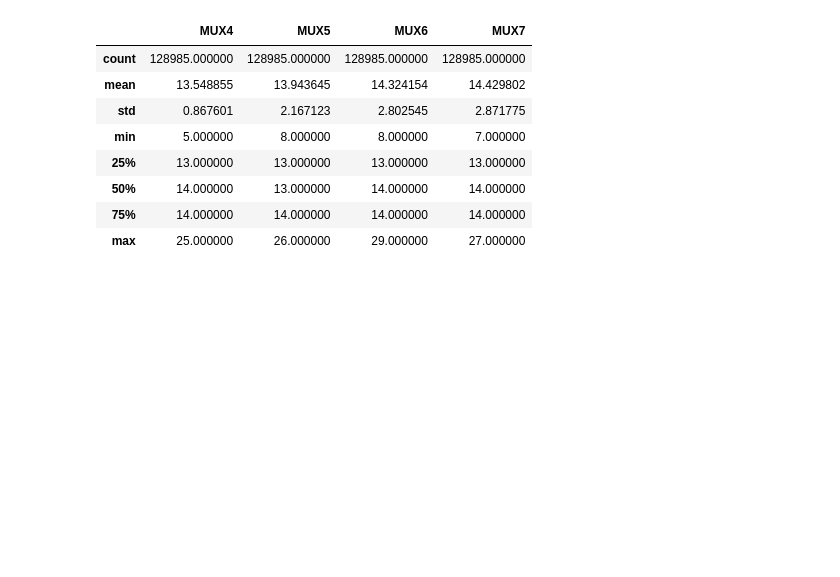
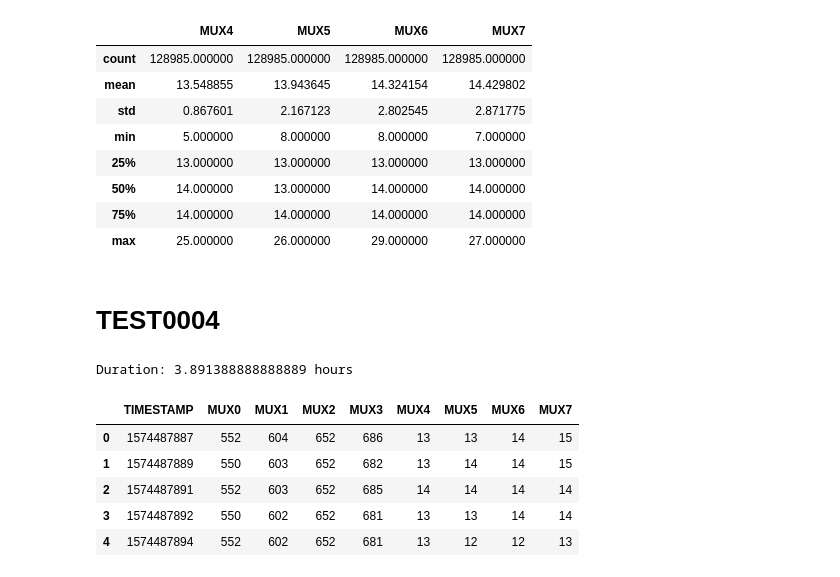
Before and after one commit to mygs/babilonia, a Jupyter notebook: research/mux-capacitive/moisture.ipynb, the cells around one changed output. Cells and saved outputs as stored; diff of their text form; code cells hidden in the pictures; blank space fills up the shorter version.

```diff
--- a/research/mux-capacitive/moisture.ipynb
+++ b/research/mux-capacitive/moisture.ipynb
@@ -184,3 +184,19 @@ df3[['MUX4','MUX5','MUX6','MUX7']].describe()
 | 50% | 14.000000 | 13.000000 | 14.000000 | 14.000000 |
 | 75% | 14.000000 | 14.000000 | 14.000000 | 14.000000 |
 | max | 25.000000 | 26.000000 | 29.000000 | 27.000000 |
+# %% [markdown]
+# TEST0004
+# %%
+df4 = pd.read_csv("test0004.csv")
+print("Duration:", df4.shape[0]/(60*60), "hours")
+# %% [output]
+Duration: 3.891388888888889 hours
+# %%
+df4.head()
+# %% [output]
+|  | TIMESTAMP | MUX0 | MUX1 | MUX2 | MUX3 | MUX4 | MUX5 | MUX6 | MUX7 |
+| 0 | 1574487887 | 552 | 604 | 652 | 686 | 13 | 13 | 14 | 15 |
+| 1 | 1574487889 | 550 | 603 | 652 | 682 | 13 | 14 | 14 | 15 |
+| 2 | 1574487891 | 552 | 603 | 652 | 685 | 14 | 14 | 14 | 14 |
+| 3 | 1574487892 | 550 | 602 | 652 | 681 | 13 | 13 | 14 | 14 |
+| 4 | 1574487894 | 552 | 602 | 652 | 681 | 13 | 12 | 12 | 13 |
```
Also changed, not shown: parts of 2 cells of this notebook, 7 other files.
